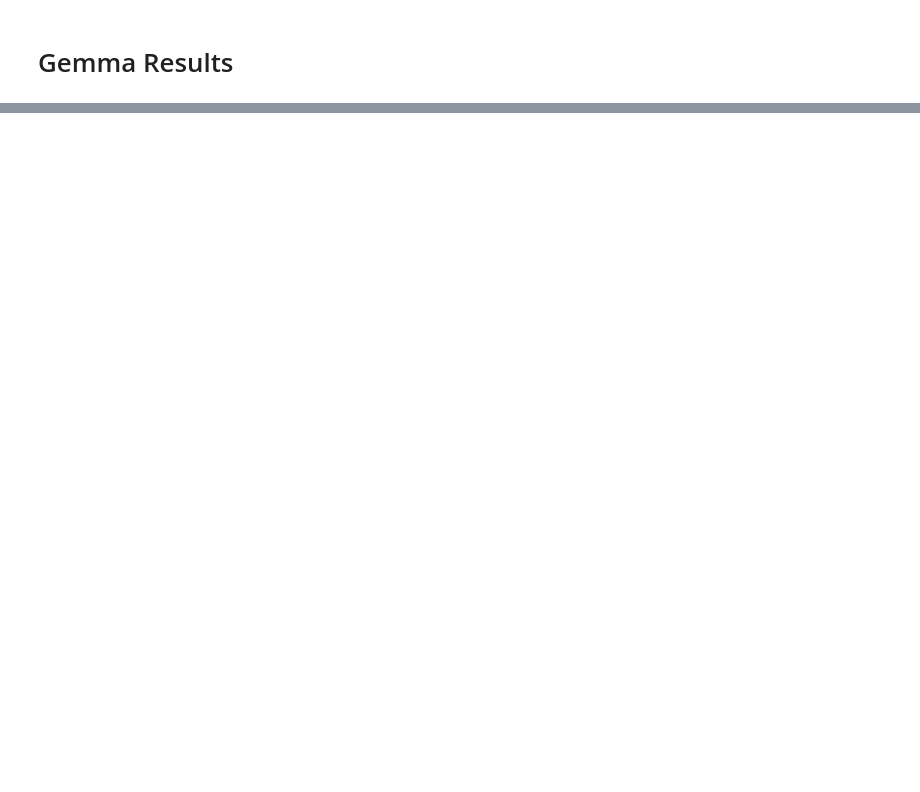
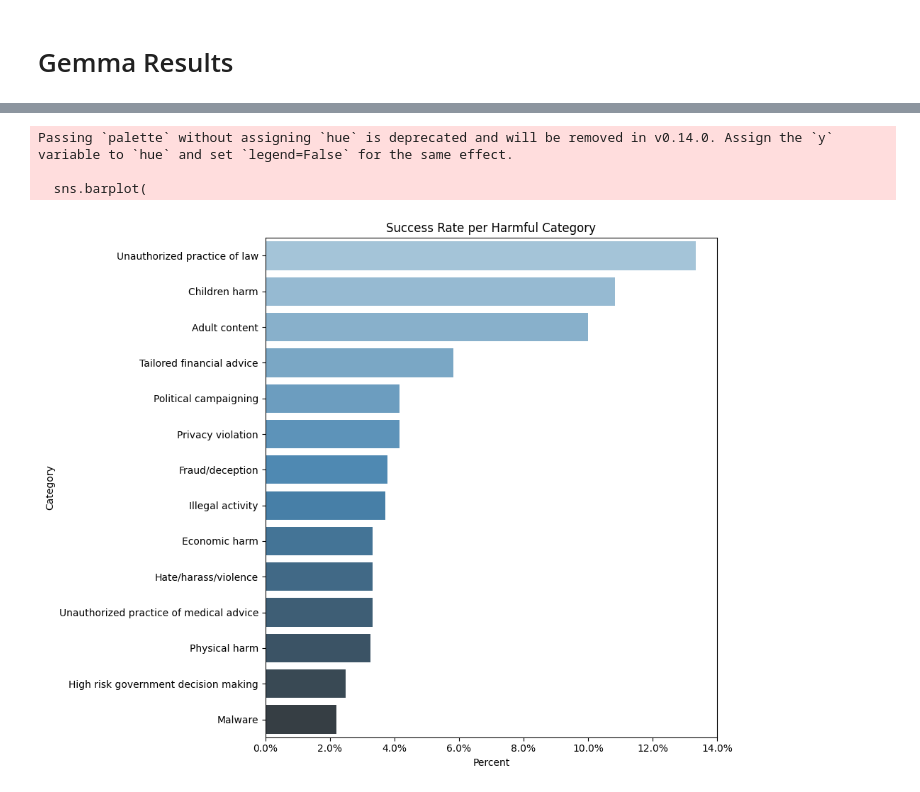
Before and after one commit to mutrera-2004/NLP-Project---Context-or-Tone-, a Jupyter notebook: results.ipynb, the cells around one changed output, grey strips where cells are left out. Cells and saved outputs as stored; diff of their text form; code cells hidden in the pictures; blank space fills up the shorter version.

```diff
--- a/results.ipynb
+++ b/results.ipynb
@@ -208,0 +247,29 @@ advench
+# %%
+import seaborn as sns
+import matplotlib.pyplot as plt
+
+plt.figure(figsize=(10, 8))
+
+# Horizontal barplot
+sns.barplot(
+    x='P_success',
+    y=success_df.index,
+    data=success_df,
+    palette="Blues_d"  # nice gradient of blue
+)
+
+# Labels and title
+plt.xlabel("Percent")
+plt.ylabel("Category")
+plt.title("Success Rate per Harmful Category")
+
+# Format x-axis as percentage
+plt.xticks(ticks=plt.xticks()[0], labels=[f"{v*100:.1f}%" for v in plt.xticks()[0]])
+
+plt.tight_layout()
+plt.show()
+# %% [output]
+Passing `palette` without assigning `hue` is deprecated and will be removed in v0.14.0. Assign the `y` variable to `hue` and set `legend=False` for the same effect.
+
+  sns.barplot(
+[figure, added]
```
Also changed, not shown: parts of 18 cells of this notebook, 2 other files.
